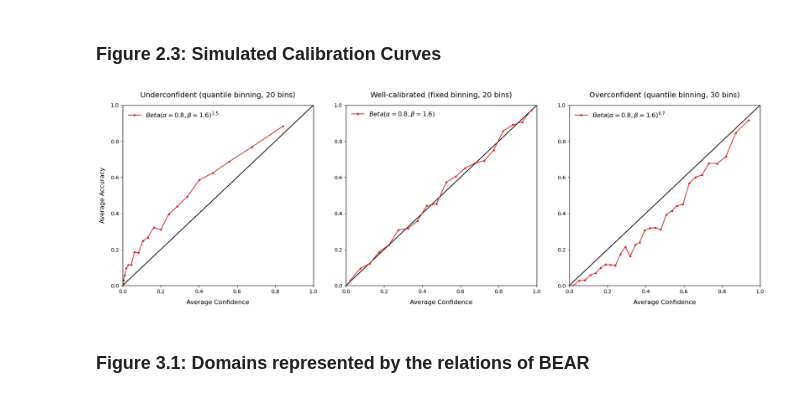
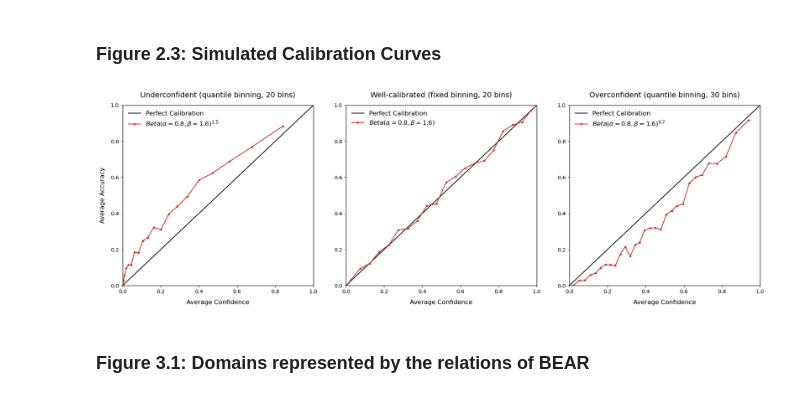
Before and after one commit to diamir707/LMsCONFonBEAR, a Jupyter notebook: results/e0other_results.ipynb, the cells around one changed output. Cells and saved outputs as stored; diff of their text form; code cells hidden in the pictures.

Commit message:
Add perfect calibration label to calibration curves in background sec.

```diff
--- a/results/e0other_results.ipynb
+++ b/results/e0other_results.ipynb
@@ -80,33 +80,33 @@ plt.show()
 # %%
 n = 10_000
 np.random.seed(444)
 
 # Idea from Arrieta-Ibarra (2022): draw probability distribution and
 # use it as success probabilities for a bernoulli distribution
 confs_well = beta.rvs(0.8, 1.6, size=n)   # Well-Calibrated
 confs_under = confs_well**1.5             # Underconfident
 confs_over = confs_well**0.7              # Overconfident
 ground_truths = np.random.binomial(1, confs_well)
 fig, axs = plt.subplots(1, 3, figsize=(18, 6))
 
 plot_calibration_curve("Underconfident (quantile binning, 20 bins)", [ground_truths], [confs_under], n_bins=20,
                        binning_strategy="quantile", colors=["#d62828"], linestyles=["solid"], markers=["."],
                        labels=[r"$Beta(\alpha=0.8, \beta=1.6)^{1.5}$"], title_fontsize=14, legend_fontsize=12,
-                       axes_label_fontsize=12, axis=axs[0])
+                       axes_label_fontsize=12, label_identity_line="Perfect Calibration", axis=axs[0])
 plot_calibration_curve("Well-calibrated (fixed binning, 20 bins)", [ground_truths], [confs_well], n_bins=20,
                        binning_strategy="uniform", colors=["#d62828"], linestyles=["solid"], markers=["."],
                        labels=[r"$Beta(\alpha=0.8, \beta=1.6)$"], title_fontsize=14, legend_fontsize=12,
-                       axes_label_fontsize=12, axis=axs[1])
+                       axes_label_fontsize=12, label_identity_line="Perfect Calibration", axis=axs[1])
 plot_calibration_curve("Overconfident (quantile binning, 30 bins)", [ground_truths], [confs_over], n_bins=30,
                        binning_strategy="quantile", colors=["#d62828"], linestyles=["solid"], markers=["."],
                        labels=[r"$Beta(\alpha=0.8, \beta=1.6)^{0.7}$"], title_fontsize=14, legend_fontsize=12,
-                       axes_label_fontsize=12, axis=axs[2])
+                       axes_label_fontsize=12, label_identity_line="Perfect Calibration", axis=axs[2])
 axs[1].set_ylabel("")
 axs[2].set_ylabel("")
 plt.savefig(graphics_path + "calibration_curves_simulated" + graphics_format, format="pdf")
 plt.show()
 # %% [output]
-[figure, old version]
+[figure, new version]
 # %% [markdown]
 ### Figure 3.1: Domains represented by the relations of BEAR
 # %%
```
Also changed, not shown: 1 other file.
